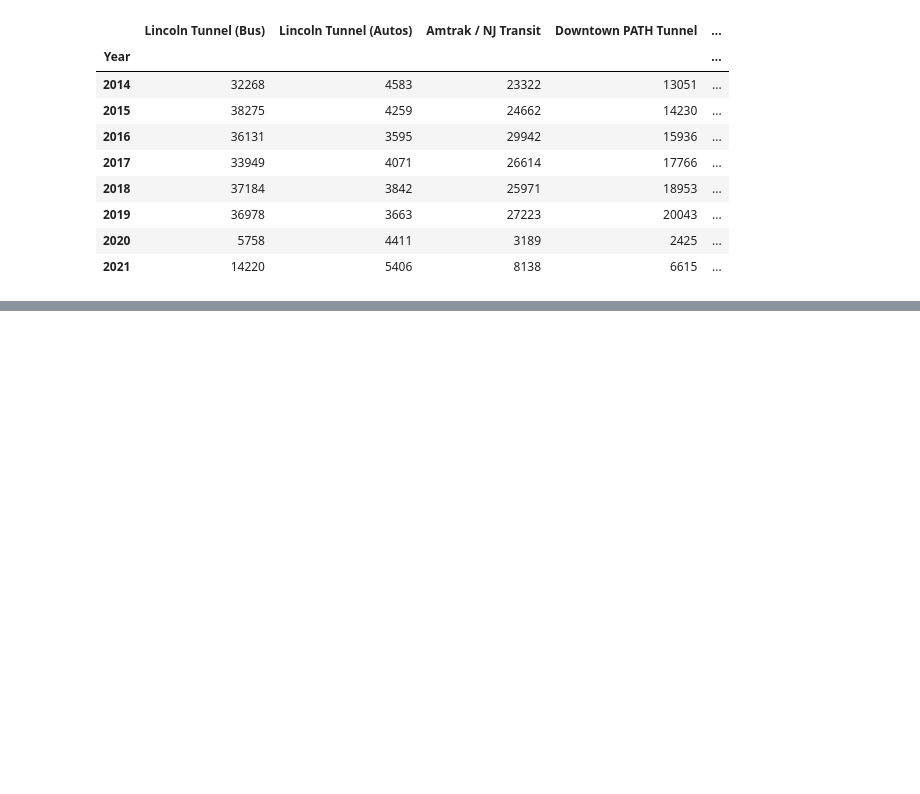
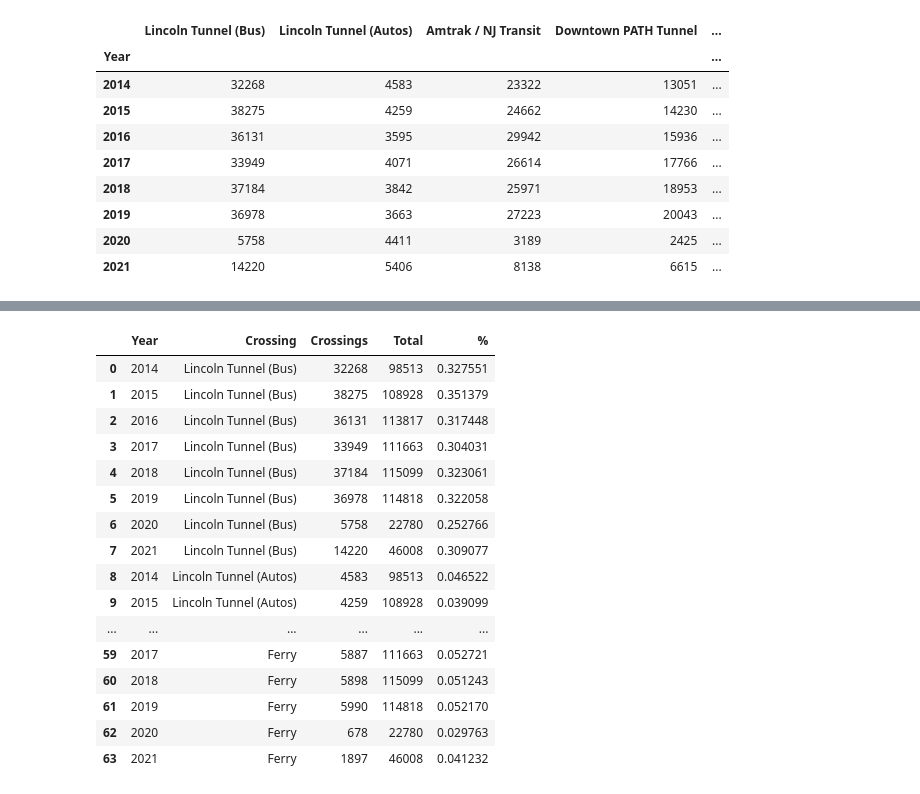
Before and after one commit to hudcostreets/hudson-transit, a Jupyter notebook: nymtc/nj-ny-peak.ipynb, the cells around one changed output, grey strips where cells are left out. Saved outputs shown, nothing was run; the diff lists cells and outputs as text; code cells hidden in the pictures; blank space fills up the shorter version.

Commit message:
improve nj-ny peak plots

```diff
--- a/nymtc/nj-ny-peak.ipynb
+++ b/nymtc/nj-ny-peak.ipynb
@@ -216,7 +111,7 @@ mc = (
     peak
     .melt(
         ignore_index=False,
-        value_vars=list(p21.columns),
+        value_vars=list(peak.columns),
         var_name='Mode',
         value_name='Crossings',
     )
@@ -332,3 +211,38 @@ fig.write_image('nj-ny-peak_pct.png', width=900, height=600)
 fig
 # %% [output]
 [interactive output not drawn]
+# %%
+melted = (
+    y2
+    .melt(
+        ignore_index=False,
+        value_vars=y2.columns.tolist(),
+        var_name='Crossing',
+        value_name='Crossings',
+    )
+    .set_index('Crossing', append=True)
+    .Crossings
+    .reset_index()
+)
+
+melted = melted.merge(melted.groupby('Year')['Crossings'].sum().rename('Total'), left_on='Year', right_index=True, how='left')
+melted['%'] = melted.Crossings / melted.Total
+melted
+# %% [output]
+|  | Year | Crossing | Crossings | Total | % |
+| 0 | 2014 | Lincoln Tunnel (Bus) | 32268 | 98513 | 0.327551 |
+| 1 | 2015 | Lincoln Tunnel (Bus) | 38275 | 108928 | 0.351379 |
+| 2 | 2016 | Lincoln Tunnel (Bus) | 36131 | 113817 | 0.317448 |
+| 3 | 2017 | Lincoln Tunnel (Bus) | 33949 | 111663 | 0.304031 |
+| 4 | 2018 | Lincoln Tunnel (Bus) | 37184 | 115099 | 0.323061 |
+| 5 | 2019 | Lincoln Tunnel (Bus) | 36978 | 114818 | 0.322058 |
+| 6 | 2020 | Lincoln Tunnel (Bus) | 5758 | 22780 | 0.252766 |
+| 7 | 2021 | Lincoln Tunnel (Bus) | 14220 | 46008 | 0.309077 |
+| 8 | 2014 | Lincoln Tunnel (Autos) | 4583 | 98513 | 0.046522 |
+| 9 | 2015 | Lincoln Tunnel (Autos) | 4259 | 108928 | 0.039099 |
+| ... | ... | ... | ... | ... | ... |
+| 59 | 2017 | Ferry | 5887 | 111663 | 0.052721 |
+| 60 | 2018 | Ferry | 5898 | 115099 | 0.051243 |
+| 61 | 2019 | Ferry | 5990 | 114818 | 0.052170 |
+| 62 | 2020 | Ferry | 678 | 22780 | 0.029763 |
+| 63 | 2021 | Ferry | 1897 | 46008 | 0.041232 |
```
Also changed, not shown: parts of 19 cells of this notebook, 4 other files.
